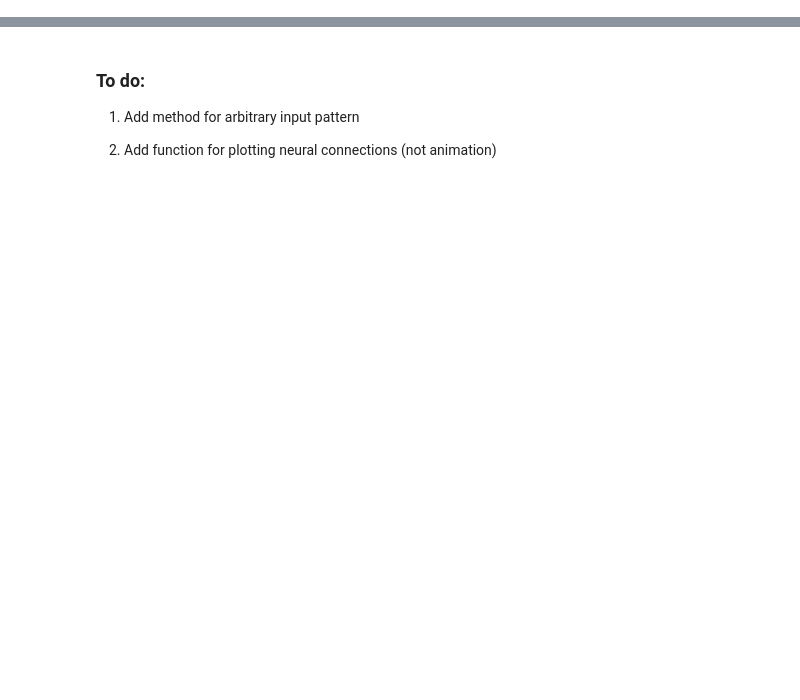
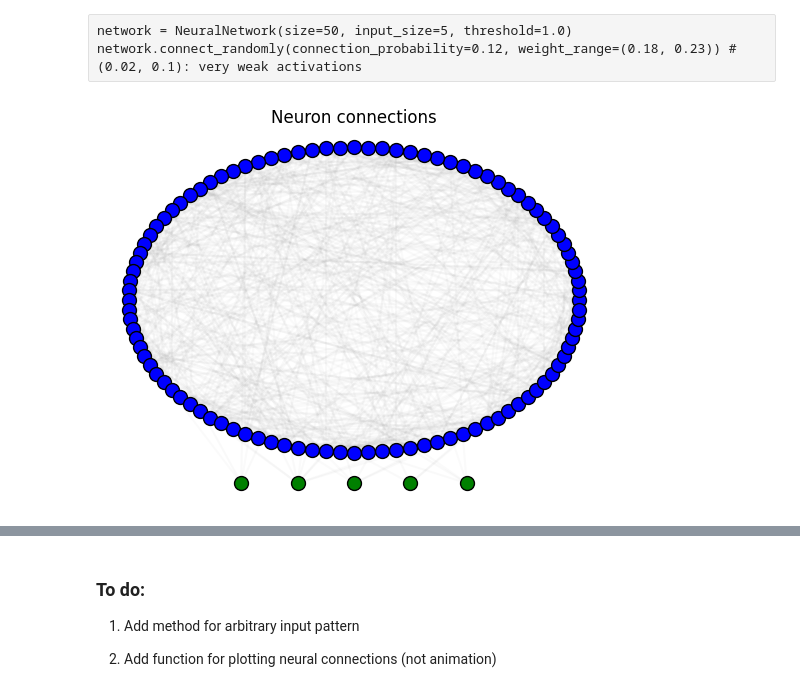
Before and after one commit to LuoZzzzzz/hebbian-learning, a Jupyter notebook: hebb.ipynb, the cells around one changed output, grey strips where cells are left out. Cells and saved outputs as stored; diff of their text form; code cells hidden in the pictures; blank space fills up the shorter version.

```diff
--- a/hebb.ipynb
+++ b/hebb.ipynb
@@ -7,4 +7,9 @@ from util import show_history, animate
+# %% [raw]
+network = NeuralNetwork(size=50, input_size=5, threshold=1.0)
+network.connect_randomly(connection_probability=0.12, weight_range=(0.18, 0.23)) #(0.02, 0.1): very weak activations
 # %%
-network = NeuralNetwork(size=50, input_size=5, threshold=1.0)
-network.connect_randomly(connection_probability=0.12, weight_range=(0.18, 0.21)) #(0.02, 0.1): very weak activations
-input_neuron_history, neuron_history = network.simulate(iterations=500)
+network = NeuralNetwork(size=100, input_size=5, threshold=1.0)
+network.connect_randomly(connection_probability=0.06, weight_range=(0.18, 0.23)) #(0.02, 0.1): very weak activations
+plot_connections(network)
+# %% [output]
+[figure, added]
```
Also changed, not shown: parts of 6 cells of this notebook, 2 other files.
